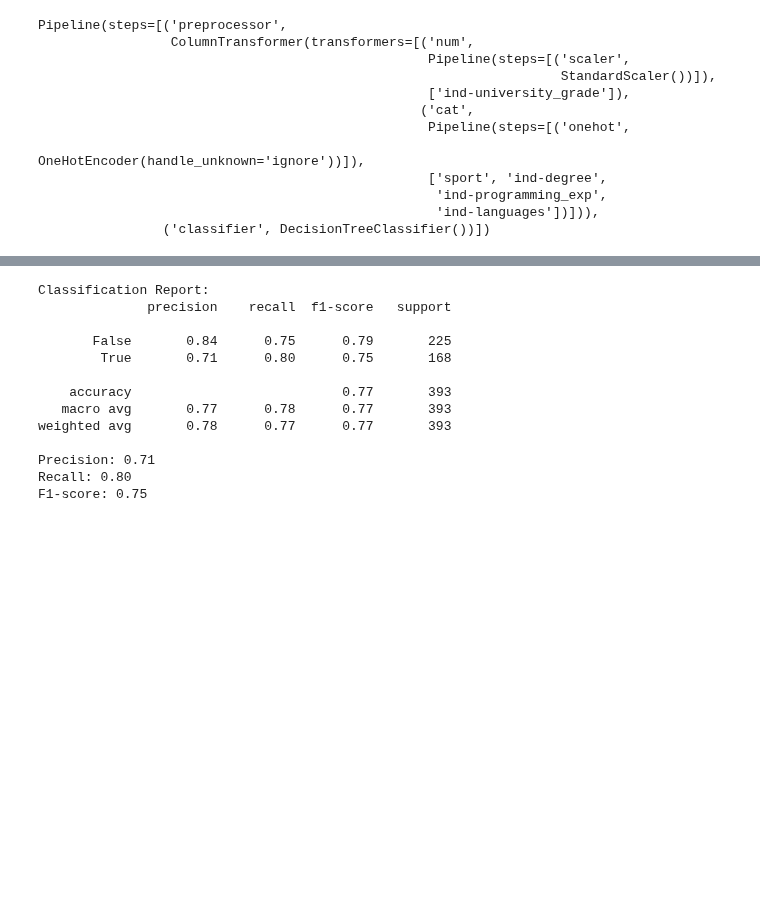
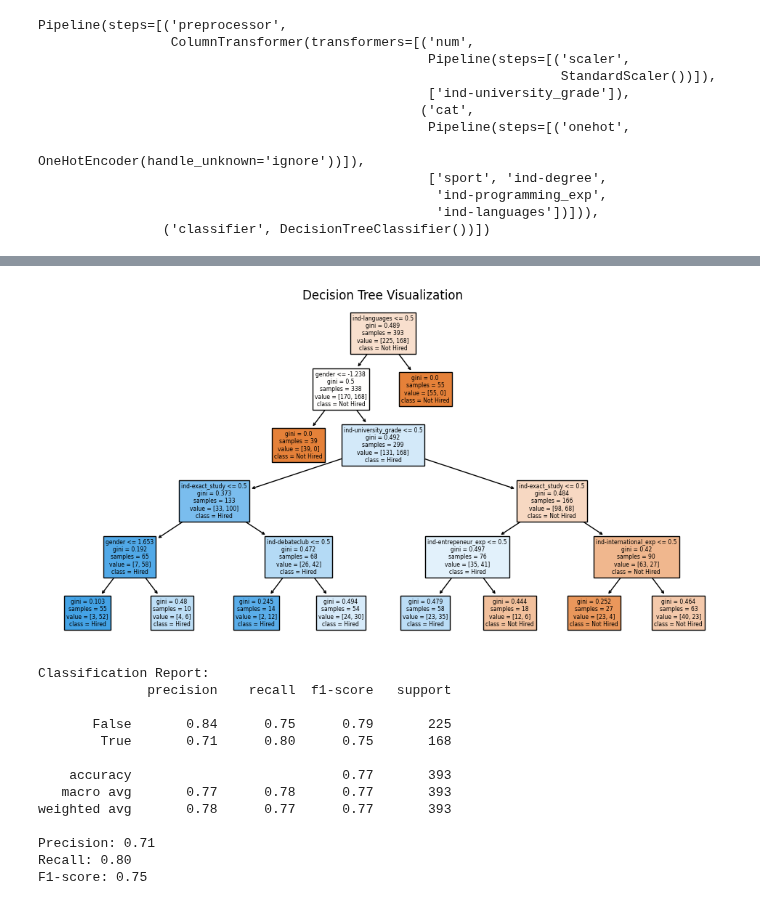
Before and after one commit to mjzdych/itds_project, a Jupyter notebook: itds_assignment3_final.ipynb, the cells around one changed output, grey strips where cells are left out. Saved outputs shown, nothing was run; the diff lists cells and outputs as text; code cells hidden in the pictures; blank space fills up the shorter version.

Commit message:
decision tree printed

```diff
--- a/itds_assignment3_final.ipynb
+++ b/itds_assignment3_final.ipynb
@@ -494,3 +495,10 @@ DecisionTreeClassifier(max_depth=5, min_samples_leaf=10)
+# %%
+plt.figure(figsize=(12, 6))
+plot_tree(dt_best_classifier, filled=True, feature_names=X_train.columns, class_names=['Not Hired', 'Hired'])
+plt.title("Decision Tree Visualization")
+plt.show()
+# %% [output]
+[figure, added]
 # %%
 # Make predictions on the training set
 y_pred = dt_grid_search.predict(X_train)
```
Also changed, not shown: parts of 4 cells of this notebook.
